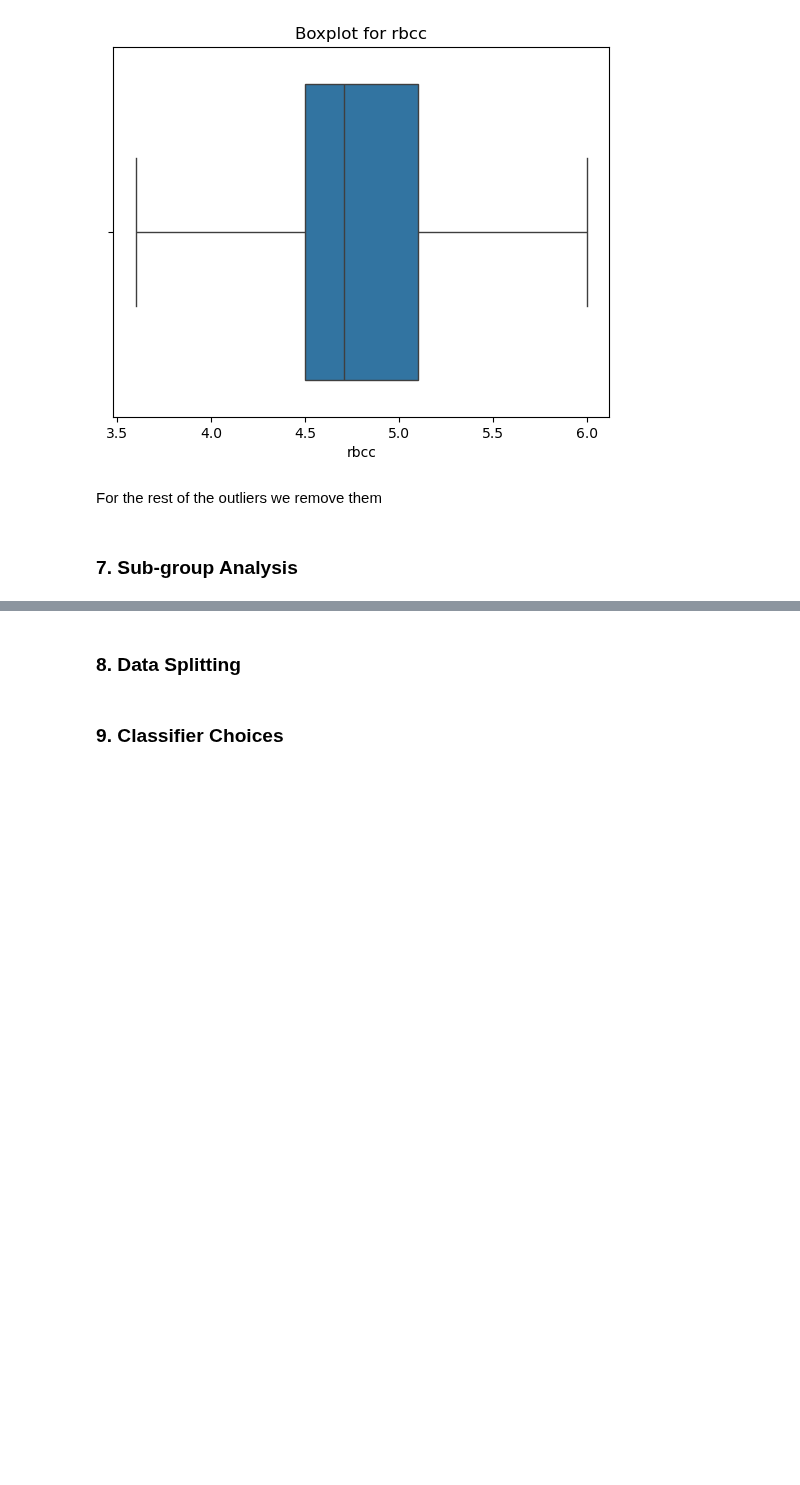
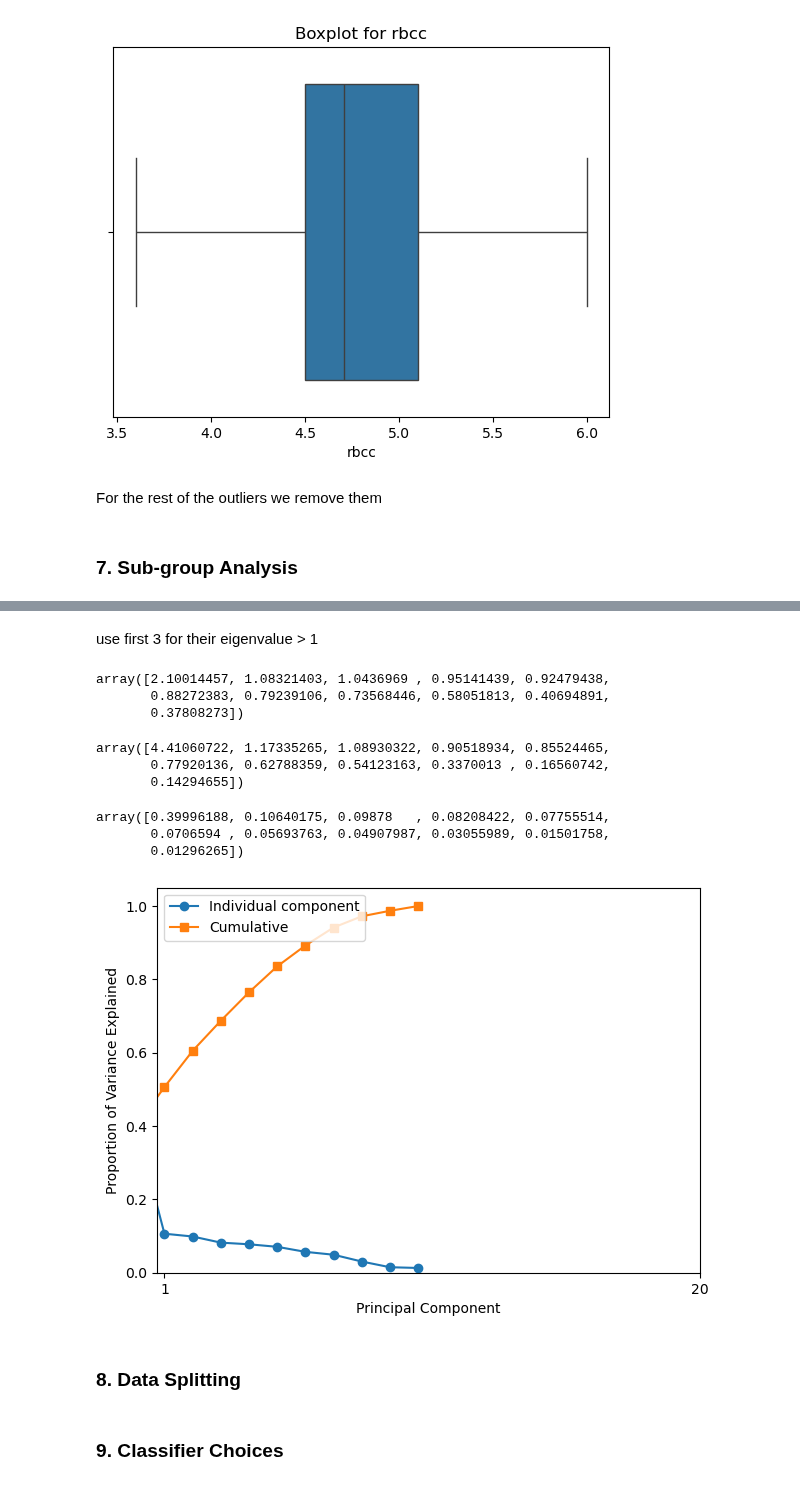
Before and after one commit to Barkesty/Project-Chronic-Kidney-Disease-Classification-Challenge, a Jupyter notebook: project.ipynb, the cells around one changed output, grey strips where cells are left out. Cells and saved outputs as stored; diff of their text form; code cells hidden in the pictures; blank space fills up the shorter version.

```diff
--- a/project.ipynb
+++ b/project.ipynb
@@ -382,0 +418,2 @@ For the rest of the outliers we remove them
+# %%
+X = pd.DataFrame(scale(df[num_col]), index=df[num_col].index, columns=df[num_col].columns)
@@ -382,0 +437,5 @@ For the rest of the outliers we remove them
+# %%
+pca_X = PCA()
+# %%
+pc_scores = pd.DataFrame(pca_X.fit_transform(X), columns=X.columns, index=X.index)
+pc_scores.head(6)
@@ -383,3 +465,37 @@ For the rest of the outliers we remove them
+# %% [markdown]
+use first 3 for their eigenvalue > 1
+# %%
+np.sqrt(pca_X.explained_variance_)
+# %% [output]
+array([2.10014457, 1.08321403, 1.0436969 , 0.95141439, 0.92479438,
+       0.88272383, 0.79239106, 0.73568446, 0.58051813, 0.40694891,
+       0.37808273])
+# %%
+pca_X.explained_variance_
+# %% [output]
+array([4.41060722, 1.17335265, 1.08930322, 0.90518934, 0.85524465,
+       0.77920136, 0.62788359, 0.54123163, 0.3370013 , 0.16560742,
+       0.14294655])
+# %%
+pca_X.explained_variance_ratio_
+# %% [output]
+array([0.39996188, 0.10640175, 0.09878   , 0.08208422, 0.07755514,
+       0.0706594 , 0.05693763, 0.04907987, 0.03055989, 0.01501758,
+       0.01296265])
+# %%
+plt.figure(figsize=(7,5))
+
+plt.plot(pca_X.explained_variance_ratio_, '-o', label='Individual component')
+plt.plot( np.cumsum(pca_X.explained_variance_ratio_), '-s', label='Cumulative')
+
+plt.ylabel('Proportion of Variance Explained')
+plt.xlabel('Principal Component')
+plt.xlim(0.75,4.25)
+plt.ylim(0,1.05)
+plt.xticks([1,20])
+plt.legend(loc=2);
+# %% [output]
+[figure, added]
 # %% [markdown]
 ### **8. Data Splitting**
 # %% [markdown]
```
Also changed, not shown: parts of 8 cells of this notebook.
